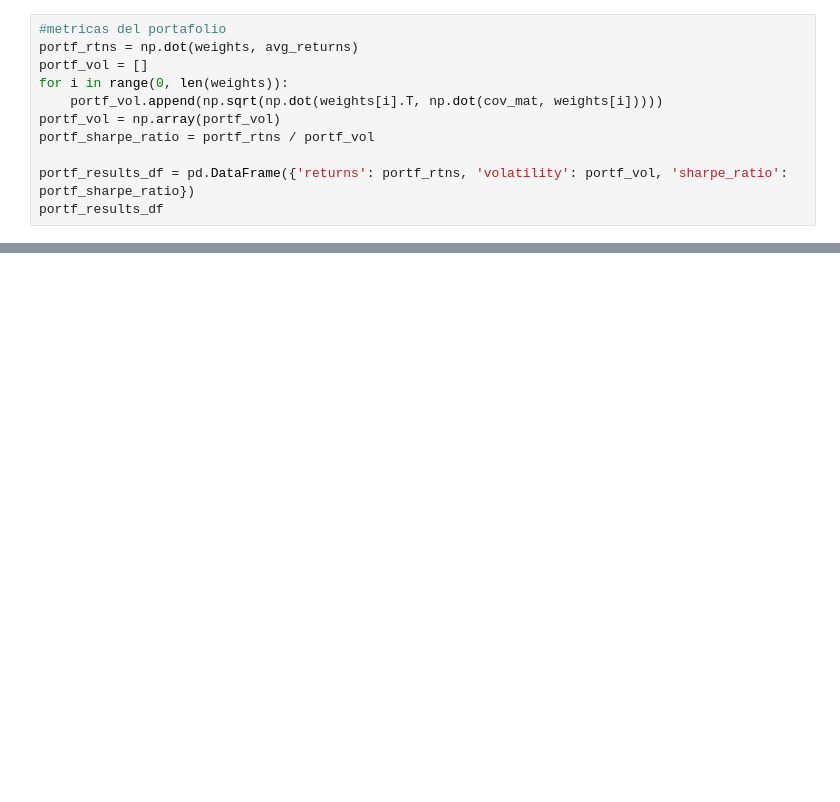
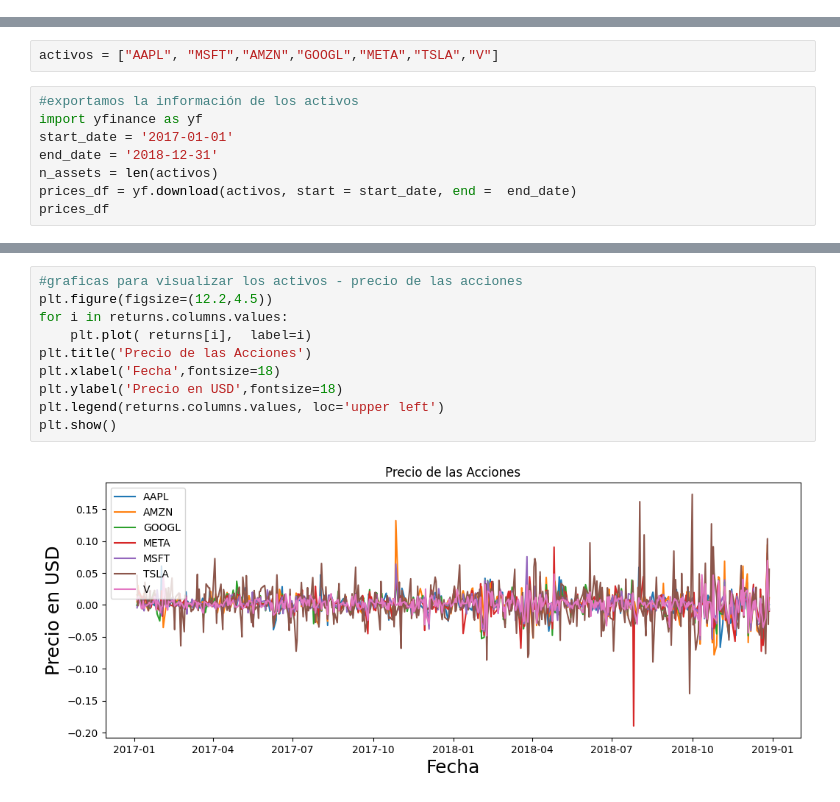
Before and after one commit to gabilang12/finanzas_corporativas, a Jupyter notebook: fc_parte_8.ipynb, the cells around one changed output, grey strips where cells are left out. Saved outputs shown, nothing was run; the diff lists cells and outputs as text; blank space fills up the shorter version.

```diff
--- a/fc_parte_8.ipynb
+++ b/fc_parte_8.ipynb
@@ -181,11 +0,0 @@ weights /= np.sum(weights, axis = 1)[:, np.newaxis]
-# %%
-#metricas del portafolio
-portf_rtns = np.dot(weights, avg_returns)
-portf_vol = []
-for i in range(0, len(weights)):
-    portf_vol.append(np.sqrt(np.dot(weights[i].T, np.dot(cov_mat, weights[i]))))
-portf_vol = np.array(portf_vol)
-portf_sharpe_ratio = portf_rtns / portf_vol
-
-portf_results_df = pd.DataFrame({'returns': portf_rtns, 'volatility': portf_vol, 'sharpe_ratio': portf_sharpe_ratio})
-portf_results_df
@@ -281,0 +72,10 @@ ax.legend()
+# %%
+activos = ["AAPL", "MSFT","AMZN","GOOGL","META","TSLA","V"]
+# %%
+#exportamos la información de los activos
+import yfinance as yf
+start_date = '2017-01-01'
+end_date = '2018-12-31'
+n_assets = len(activos)
+prices_df = yf.download(activos, start = start_date, end =  end_date)
+prices_df
@@ -281,0 +118,12 @@ ax.legend()
+# %%
+#graficas para visualizar los activos - precio de las acciones
+plt.figure(figsize=(12.2,4.5))
+for i in returns.columns.values:
+    plt.plot( returns[i],  label=i)
+plt.title('Precio de las Acciones')
+plt.xlabel('Fecha',fontsize=18)
+plt.ylabel('Precio en USD',fontsize=18)
+plt.legend(returns.columns.values, loc='upper left')
+plt.show()
+# %% [output]
+[figure, added]
```
Also changed, not shown: parts of 40 cells of this notebook.
